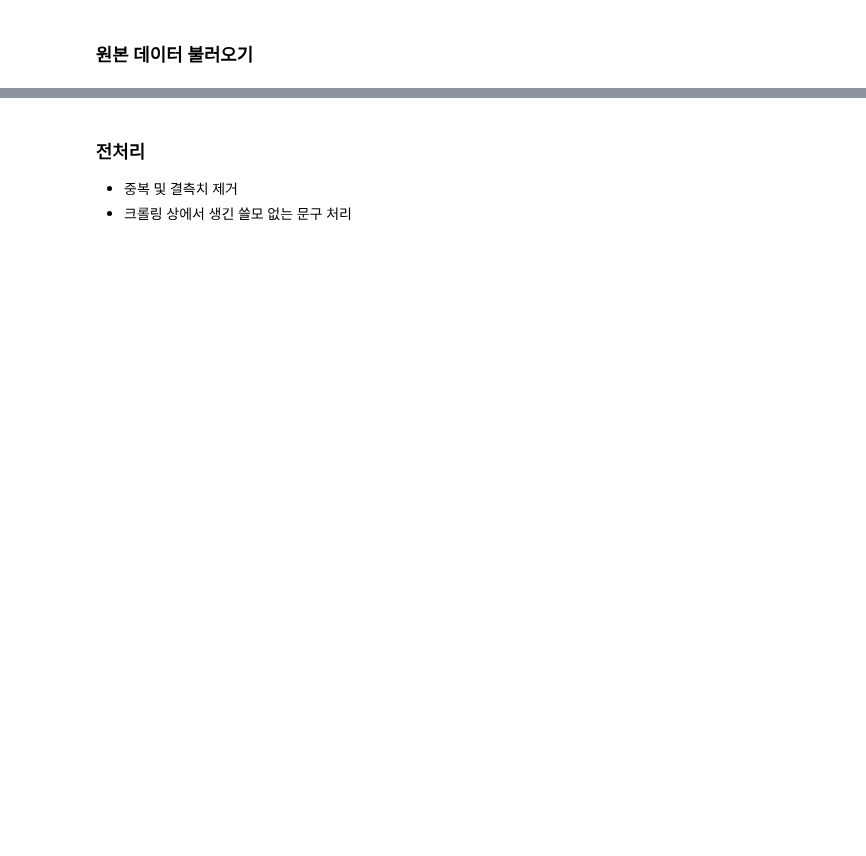
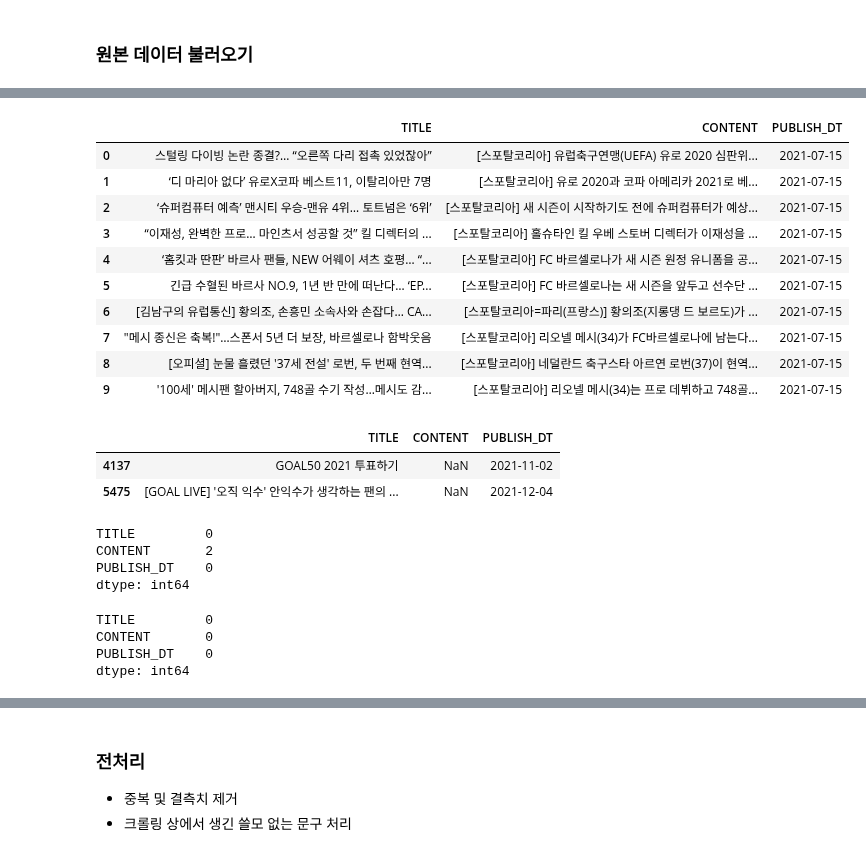
Before and after one commit to honeybeat1/Extractive_Text_Summarization, a Jupyter notebook: 4_NLG_문서요약/hyeong_jin/hyeong_jin.ipynb, the cells around one changed output, grey strips where cells are left out. Cells and saved outputs as stored; diff of their text form; code cells hidden in the pictures; blank space fills up the shorter version.

```diff
--- a/4_NLG_문서요약/hyeong_jin/hyeong_jin.ipynb
+++ b/4_NLG_문서요약/hyeong_jin/hyeong_jin.ipynb
@@ -122,2 +56,2 @@ Mounted at /content/drive
 # %%
-csv_test = pd.read_csv("/content/drive/MyDrive/NLP/sports_news_data - sports_news_data.csv")
+df = pd.read_csv("../sports_news_data.csv")
@@ -143,0 +58,37 @@ csv_test.head(20)
+# %%
+df.head(10)
+# %% [output]
+|  | TITLE | CONTENT | PUBLISH_DT |
+| 0 | 스털링 다이빙 논란 종결?… “오른쪽 다리 접촉 있었잖아” | [스포탈코리아] 유럽축구연맹(UEFA) 유로 2020 심판위... | 2021-07-15 |
+| 1 | ‘디 마리아 없다’ 유로X코파 베스트11, 이탈리아만 7명 | [스포탈코리아] 유로 2020과 코파 아메리카 2021로 베... | 2021-07-15 |
+| 2 | ‘슈퍼컴퓨터 예측’ 맨시티 우승-맨유 4위… 토트넘은 ‘6위’ | [스포탈코리아] 새 시즌이 시작하기도 전에 슈퍼컴퓨터가 예상... | 2021-07-15 |
+| 3 | “이재성, 완벽한 프로… 마인츠서 성공할 것” 킬 디렉터의 ... | [스포탈코리아] 홀슈타인 킬 우베 스토버 디렉터가 이재성을 ... | 2021-07-15 |
+| 4 | ‘홈킷과 딴판’ 바르사 팬들, NEW 어웨이 셔츠 호평… “... | [스포탈코리아] FC 바르셀로나가 새 시즌 원정 유니폼을 공... | 2021-07-15 |
+| 5 | 긴급 수혈된 바르사 NO.9, 1년 반 만에 떠난다… ‘EP... | [스포탈코리아] FC 바르셀로나는 새 시즌을 앞두고 선수단 ... | 2021-07-15 |
+| 6 | [김남구의 유럽통신] 황의조, 손흥민 소속사와 손잡다… CA... | [스포탈코리아=파리(프랑스)] 황의조(지롱댕 드 보르도)가 ... | 2021-07-15 |
+| 7 | "메시 종신은 축복!"…스폰서 5년 더 보장, 바르셀로나 함박웃음 | [스포탈코리아] 리오넬 메시(34)가 FC바르셀로나에 남는다... | 2021-07-15 |
+| 8 | [오피셜] 눈물 흘렸던 '37세 전설' 로번, 두 번째 현역... | [스포탈코리아] 네덜란드 축구스타 아르연 로번(37)이 현역... | 2021-07-15 |
+| 9 | '100세' 메시팬 할아버지, 748골 수기 작성…메시도 감... | [스포탈코리아] 리오넬 메시(34)는 프로 데뷔하고 748골... | 2021-07-15 |
+# %%
+df[df['CONTENT'].isnull() == True]
+# %% [output]
+|  | TITLE | CONTENT | PUBLISH_DT |
+| 4137 | GOAL50 2021 투표하기 | NaN | 2021-11-02 |
+| 5475 | [GOAL LIVE] '오직 익수' 안익수가 생각하는 팬의 ... | NaN | 2021-12-04 |
+# %%
+# 결측치 확인
+df.isnull().sum()
+# %% [output]
+TITLE         0
+CONTENT       2
+PUBLISH_DT    0
+dtype: int64
+# %%
+# 결측치 제거
+df = df.dropna()
+df.isnull().sum()
+# %% [output]
+TITLE         0
+CONTENT       0
+PUBLISH_DT    0
+dtype: int64
```
Also changed, not shown: parts of 42 cells of this notebook.
